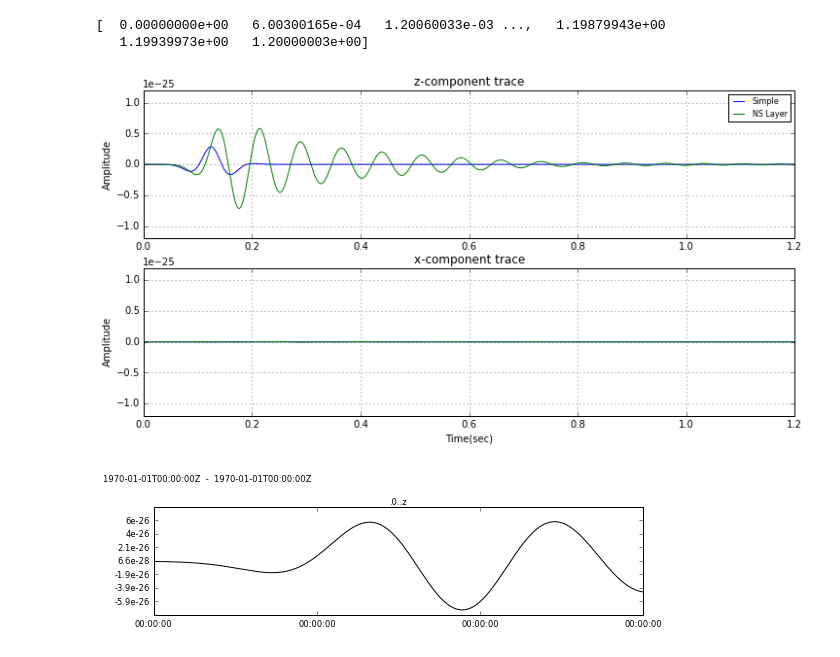
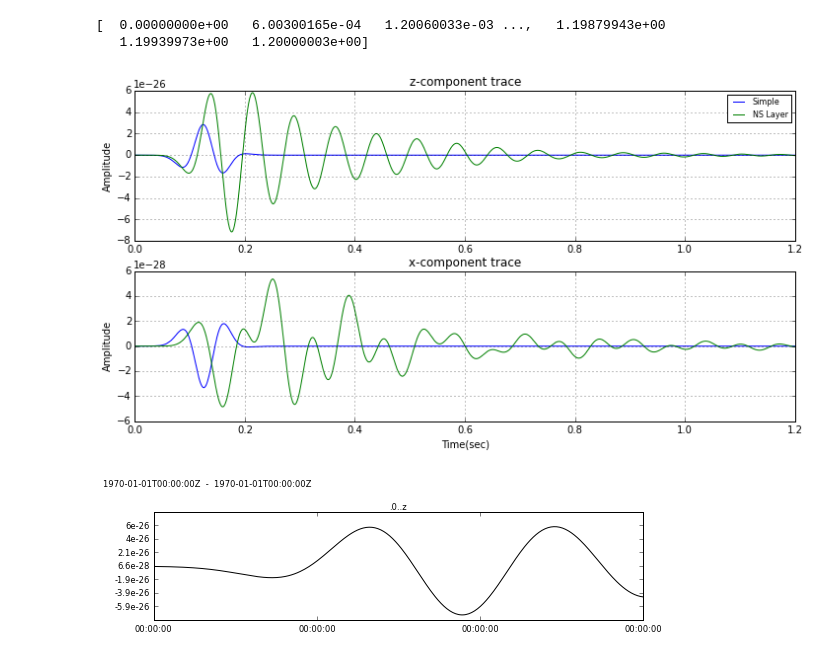
Before and after one commit to AntonyButcher/Near_surface, a Jupyter notebook: Model2_080115_pwave.ipynb, the cells around one changed output. Cells and saved outputs as stored; diff of their text form; code cells hidden in the pictures.

```diff
--- a/Model2_080115_pwave.ipynb
+++ b/Model2_080115_pwave.ipynb
@@ -105,30 +105,30 @@ print time_axis
 # %%
 plt.figure(figsize=[12,6])
 
 plt.subplot(212)
-plt.ylim([-1.2e-25,1.2e-25])
+#plt.ylim([-1.2e-25,1.2e-25])
 plt.xlim([0,end])
 plt.grid()
 plt.title('x-component trace')
 plt.ylabel('Amplitude')
 plt.xlabel('Time(sec)')
 plt.plot(time_axis,stx[1].data,label='Simple')
 plt.plot(time_axis,stx[0].data,label='NS Layer')
 
 plt.subplot(211)
-plt.ylim([-1.2e-25,1.2e-25])
+#plt.ylim([-1.2e-23,1.2e-23])
 plt.xlim([0,end])
 plt.grid()
 plt.title('z-component trace')
 plt.ylabel('Amplitude')
 #plt.xlabel('Time(sec)')
 plt.plot(time_axis,stz[1].data,label='Simple')
 plt.plot(time_axis,stz[0].data,label='NS Layer')
 plt.legend(fontsize=8)
 plt.savefig('foo.pdf')
 plt.show()
 # %% [output]
-[figure, old version]
+[figure, new version]
 # %%
 start= stz[0].stats.starttime
 stz_cut=stz.slice(start+0.05,start+0.25)
```
Also changed, not shown: 57 other files.
